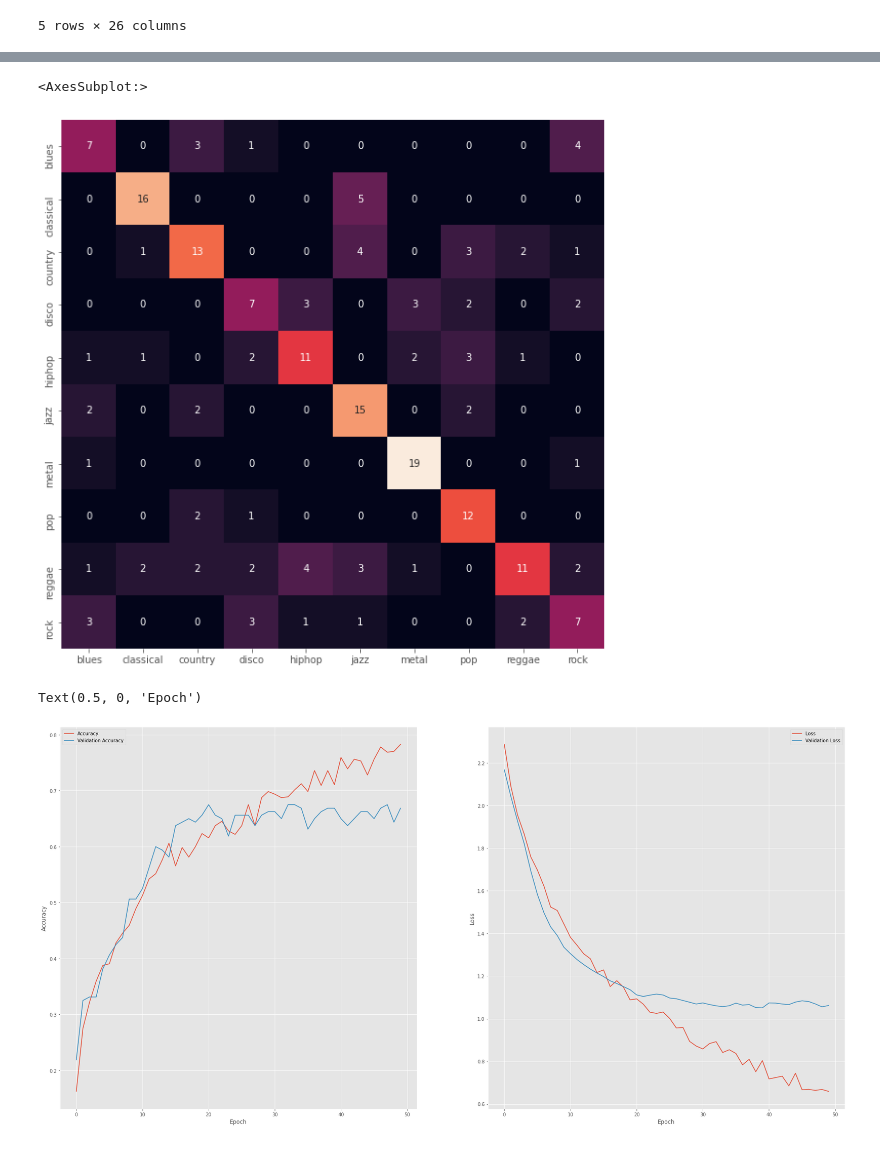
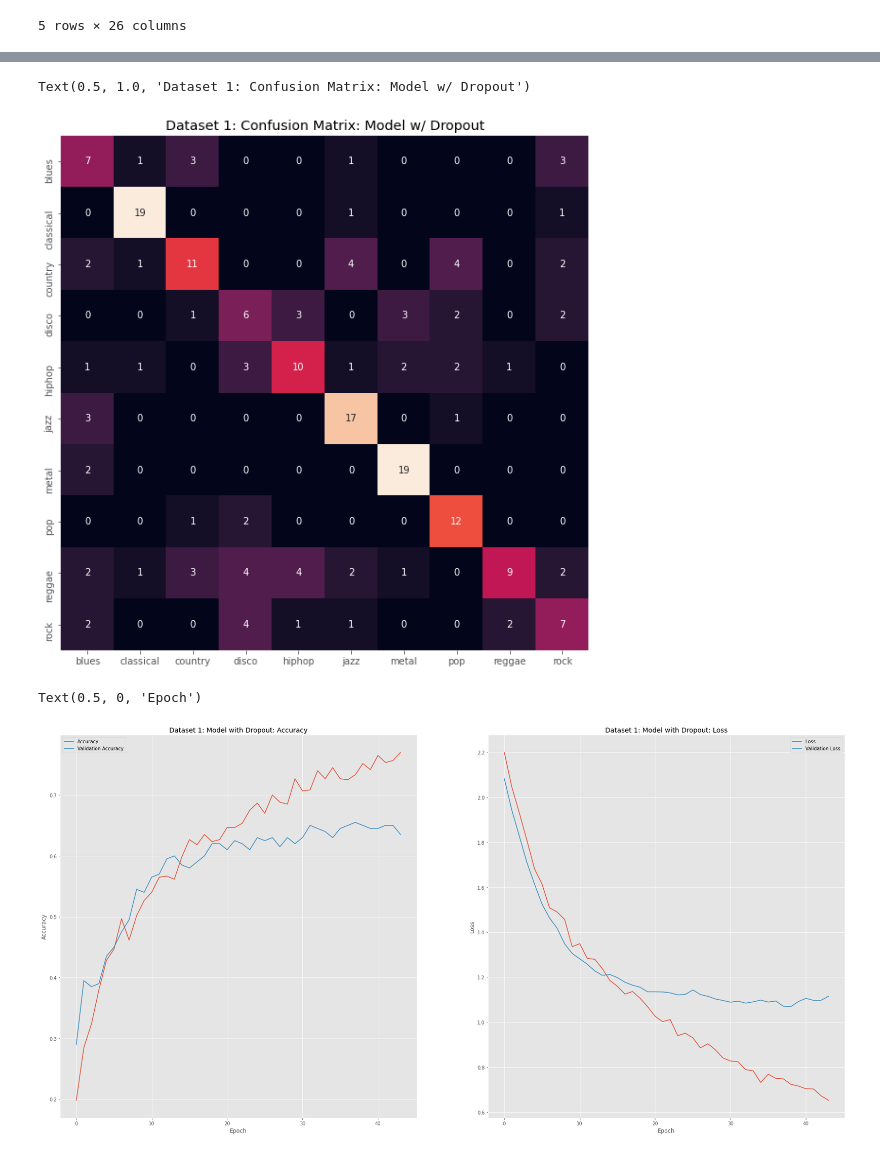
Before and after one commit to givi0519/CSCI-4622-Final-Project, a Jupyter notebook: keras_NN.ipynb, the cells around one changed output, grey strips where cells are left out. Saved outputs shown, nothing was run; the diff lists cells and outputs as text; code cells hidden in the pictures.

```diff
--- a/keras_NN.ipynb
+++ b/keras_NN.ipynb
@@ -55,7 +55,7 @@ y = encoder.fit_transform(genreList)
 
 # split into training and test data
 X_train, X_test, y_train, y_test = train_test_split(X, y, test_size=0.20, random_state = 2)
-X_train, X_val, y_train, y_val  = train_test_split(X_train, y_train, test_size=0.20, random_state=2)
+X_train, X_val, y_train, y_val  = train_test_split(X_train, y_train, test_size=0.25, random_state=2)
 # %%
 # initialize keras network
 model = keras.Sequential()
@@ -76,7 +76,7 @@ from keras import callbacks
 
 #callback to prevent overfitting
 earlystopping = callbacks.EarlyStopping(monitor ="val_loss",
-                                        mode ="min", patience = 10,
+                                        mode ="min", patience = 5,
                                         restore_best_weights = True)
 
 
@@ -183,15 +184,15 @@ test_loss, test_acc  = modeldropout.evaluate(X_test, y_test, batch_size=128)
 # %%
 prediction = modeldropout.predict(X_test)
 y_pred = []
 for index, y_encode in enumerate(prediction):
     y_pred.append(np.argmax(y_encode))
 corrMatrix = confusion_matrix(y_test, y_pred)
 fig, ax = plt.subplots(figsize=(10,10))
 
-sns.heatmap(corrMatrix, annot = True, xticklabels=genres, yticklabels=genres, cbar=False)
+sns.heatmap(corrMatrix, annot = True, xticklabels=genres, yticklabels=genres, cbar=False).set_title("Dataset 1: Confusion Matrix: Model w/ Dropout")
 # %% [output]
-<AxesSubplot:>
+Text(0.5, 1.0, 'Dataset 1: Confusion Matrix: Model w/ Dropout')
-[figure, old version]
+[figure, new version]
 # %%
 fig, ax = plt.subplots(1,2,figsize=(30,15))
 
@@ -203,12 +204,13 @@ ax[0].legend(["Accuracy", "Validation Accuracy"])
 ax[1].legend(["Loss", "Validation Loss"])
 ax[0].set_ylabel("Accuracy")
 ax[0].set_xlabel("Epoch")
-
+ax[0].set_title("Dataset 1: Model with Dropout: Accuracy")
+ax[1].set_title("Dataset 1: Model with Dropout: Loss")
 ax[1].set_ylabel("Loss")
 ax[1].set_xlabel("Epoch")
 # %% [output]
 Text(0.5, 0, 'Epoch')
-[figure, old version]
+[figure, new version]
 # %%
 modelReg = keras.Sequential()
 modelReg.add(keras.layers.Dense(256, activation='relu', kernel_regularizer=tf.keras.regularizers.l2(1e-4), input_shape=(X_train.shape[1],)))
```
Also changed, not shown: parts of 10 cells of this notebook, 1 other file.
